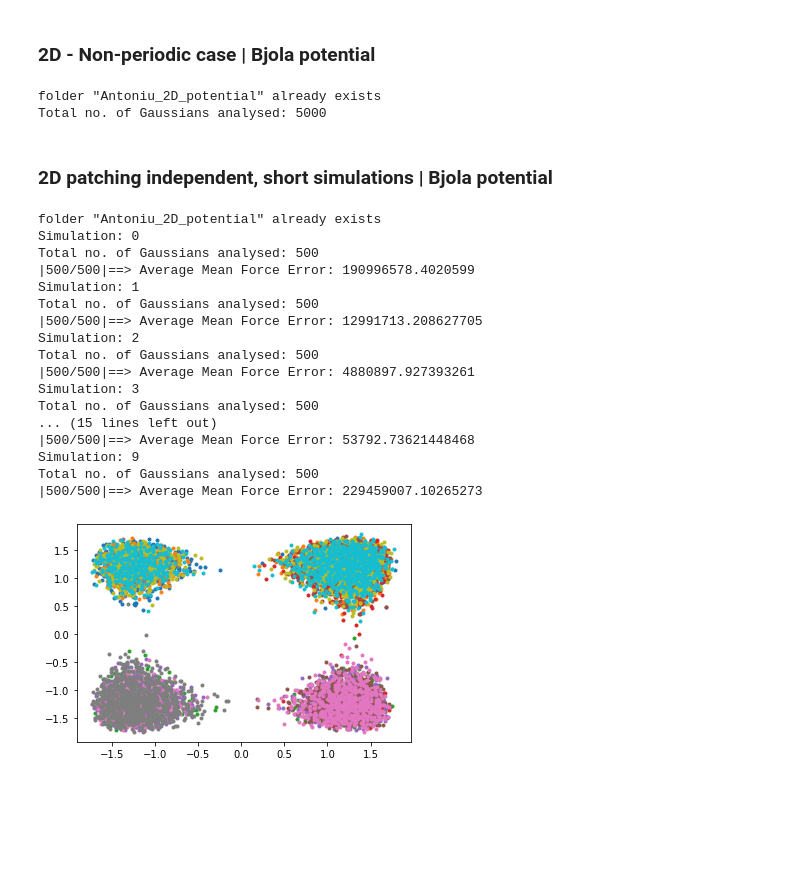
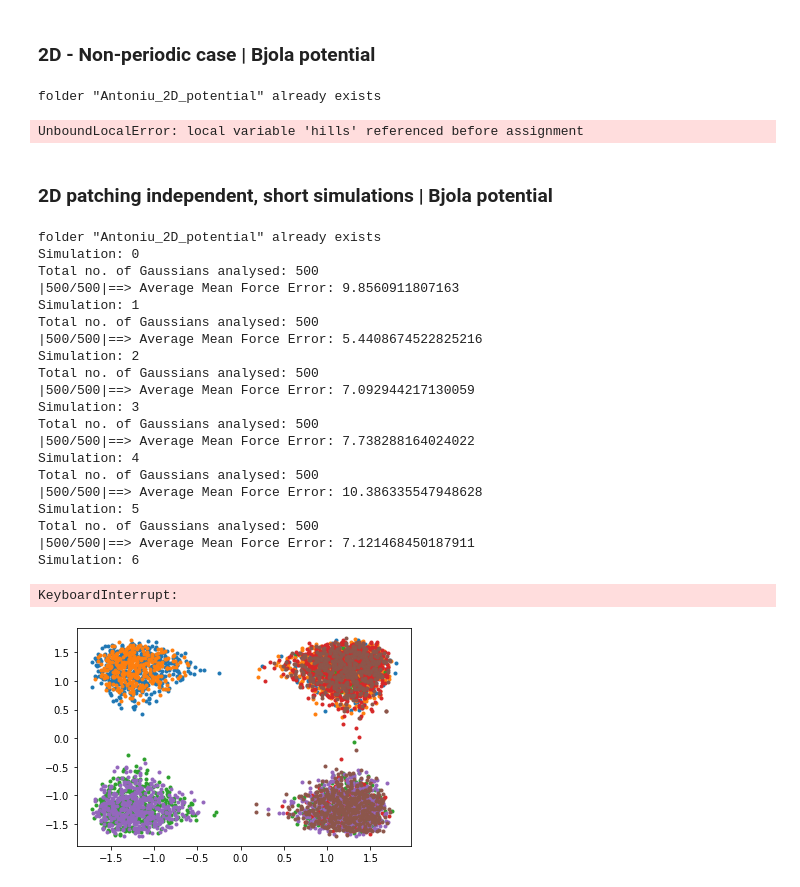
Before and after one commit to mme-ucl/MFI, a Jupyter notebook: MFI_notebook.ipynb, the cells around one changed output. Saved outputs shown, nothing was run; the diff lists cells and outputs as text; code cells hidden in the pictures; blank space fills up the shorter version.

```diff
--- a/MFI_notebook.ipynb
+++ b/MFI_notebook.ipynb
@@ -77,7 +74,7 @@ HILLS=MFI.load_HILLS_2D(hills_name="HILLS_potential")
 [position_x, position_y] = MFI.load_position_2D(position_name="position_potential")
 
 #Compute the time-independent mean force
-[X, Y, Ftot_den, Ftot_x, Ftot_y, ofe_map, ofe_history, Ftot_den2, ofv_x, ofv_y] = MFI.MFI_2D(HILLS = HILLS, position_x = position_x, position_y = position_y, bw = 0.1, kT = 1, log_pace = 1, error_pace = 500, nhills=5000)
+[X, Y, Ftot_den, Ftot_x, Ftot_y, ofe_map, ofe_history, Ftot_den2, ofv_x, ofv_y] = MFI.MFI_2D(HILLS = HILLS, position_x = position_x, position_y = position_y, bw = 0.1, kT = 1, log_pace = 50, error_pace = 500, nhills=5000)
 
 #integration on a periodic domain
 [X, Y, FES] = MFI.FFT_intg_2D(Ftot_x, Ftot_y)
@@ -89,7 +86,7 @@ HILLS=MFI.load_HILLS_2D(hills_name="HILLS_potential")
 MFI.plot_recap_2D(X, Y, FES, Ftot_den, ofe_map, ofe_history, FES_lim=20, ofe_map_lim=16)
 # %% [output]
 folder "Antoniu_2D_potential" already exists
-Total no. of Gaussians analysed: 5000
+UnboundLocalError: local variable 'hills' referenced before assignment
 # %% [markdown]
 ### 2D patching independent,  short simulations | Bjola potential
 # %%
@@ -98,50 +95,63 @@ import matplotlib.pyplot as plt
 from pyMFI import MFI
 from pyMFI import langevin
 
-path = os.getcwd()
-os.chdir(path)
+
+os.chdir("/Users/matteo/Projects/MFI")
 try: os.mkdir("Antoniu_2D_potential")
 except: print("folder \"Antoniu_2D_potential\" already exists")
 os.chdir("Antoniu_2D_potential")
 
 
 nhills = 500
 master = []
 all_hills= []
+error_history = []
 ipos=1.3*(2 * np.random.rand(2) - 1)
-FP = np.zeros((200,200))
 
-for simulation in np.arange(0,10):
+for simulation in np.arange(0,50):
     #RUN short sim from random location
-    #langevin.run_2D(ipos=ipos,tag=simulation)
-    #!plumed pesmd < input  >/dev/null
+    langevin.run_2D(ipos=ipos,tag=simulation)
+    !plumed pesmd < input  >/dev/null
+
     #Read the HILLS file
+
     print('Simulation: '+str(simulation))
     HILLS=MFI.load_HILLS_2D(hills_name="HILLS_"+str(simulation))
     plt.plot(HILLS[:,1],HILLS[:,2],'.')
     #Read the Colvar File
     [position_x, position_y] = MFI.load_position_2D(position_name="position_"+str(simulation))
+
     #COMPUTE Mean force and weight of the simulation
     [X, Y, Ftot_den, Ftot_x, Ftot_y, ofe_map, ofe_history, Ftot_den2, ofv_x, ofv_y] = MFI.MFI_2D(HILLS = HILLS, position_x = position_x, position_y = position_y, bw = 0.1, kT = 1, log_pace = 1, error_pace = 1, nhills=nhills)
-    master.append([Ftot_den, Ftot_x, Ftot_y, Ftot_den2, ofv_x, ofv_y])
-    ipos=1.3*(2 * np.random.rand(2) - 1)
+    #Prepare input for patching & error calculation
+    master.append([Ftot_den, Ftot_den2, Ftot_x, Ftot_y, ofv_x, ofv_y])
+    [FX,FY,FD,error] = MFI.patch_2D_error(master)
+
+    error_history.append(sum(sum(error)) / (np.shape(error)[0]*np.shape(error)[1]))
+
+
+    #ipos=1.3*(2 * np.random.rand(2) - 1)
 # %% [output]
 folder "Antoniu_2D_potential" already exists
 Simulation: 0
 Total no. of Gaussians analysed: 500
-|500/500|==> Average Mean Force Error: 190996578.4020599
+|500/500|==> Average Mean Force Error: 9.8560911807163
 Simulation: 1
 Total no. of Gaussians analysed: 500
-|500/500|==> Average Mean Force Error: 12991713.208627705
+|500/500|==> Average Mean Force Error: 5.4408674522825216
 Simulation: 2
 Total no. of Gaussians analysed: 500
-|500/500|==> Average Mean Force Error: 4880897.927393261
+|500/500|==> Average Mean Force Error: 7.092944217130059
 Simulation: 3
 Total no. of Gaussians analysed: 500
-... (15 lines left out)
-|500/500|==> Average Mean Force Error: 53792.73621448468
-Simulation: 9
+|500/500|==> Average Mean Force Error: 7.738288164024022
+Simulation: 4
 Total no. of Gaussians analysed: 500
-|500/500|==> Average Mean Force Error: 229459007.10265273
+|500/500|==> Average Mean Force Error: 10.386335547948628
+Simulation: 5
+Total no. of Gaussians analysed: 500
+|500/500|==> Average Mean Force Error: 7.121468450187911
+Simulation: 6
+KeyboardInterrupt:
-[figure, old version]
+[figure, new version]
 # %%
```
Also changed, not shown: parts of 4 cells of this notebook, 59 other files.
